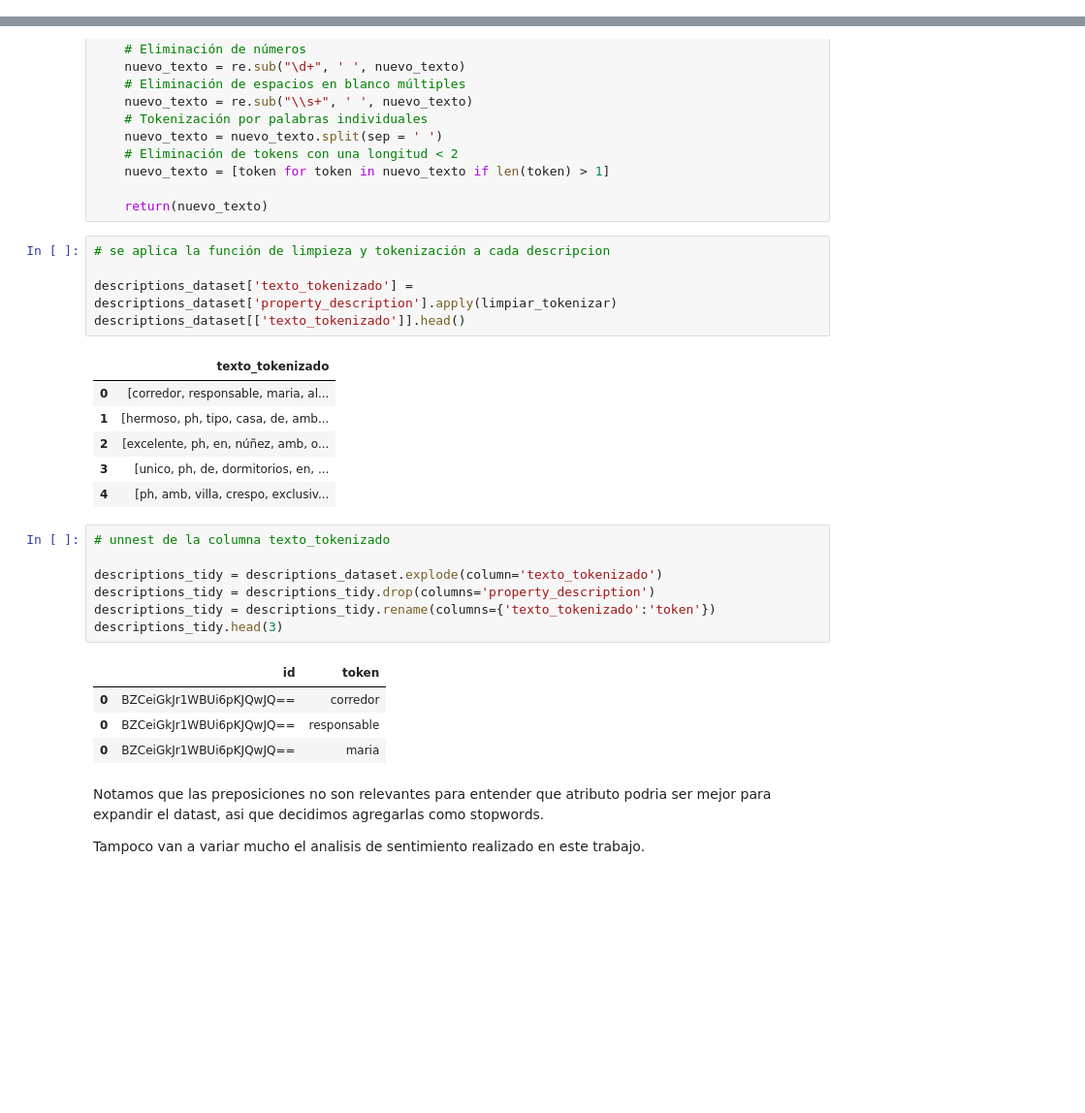
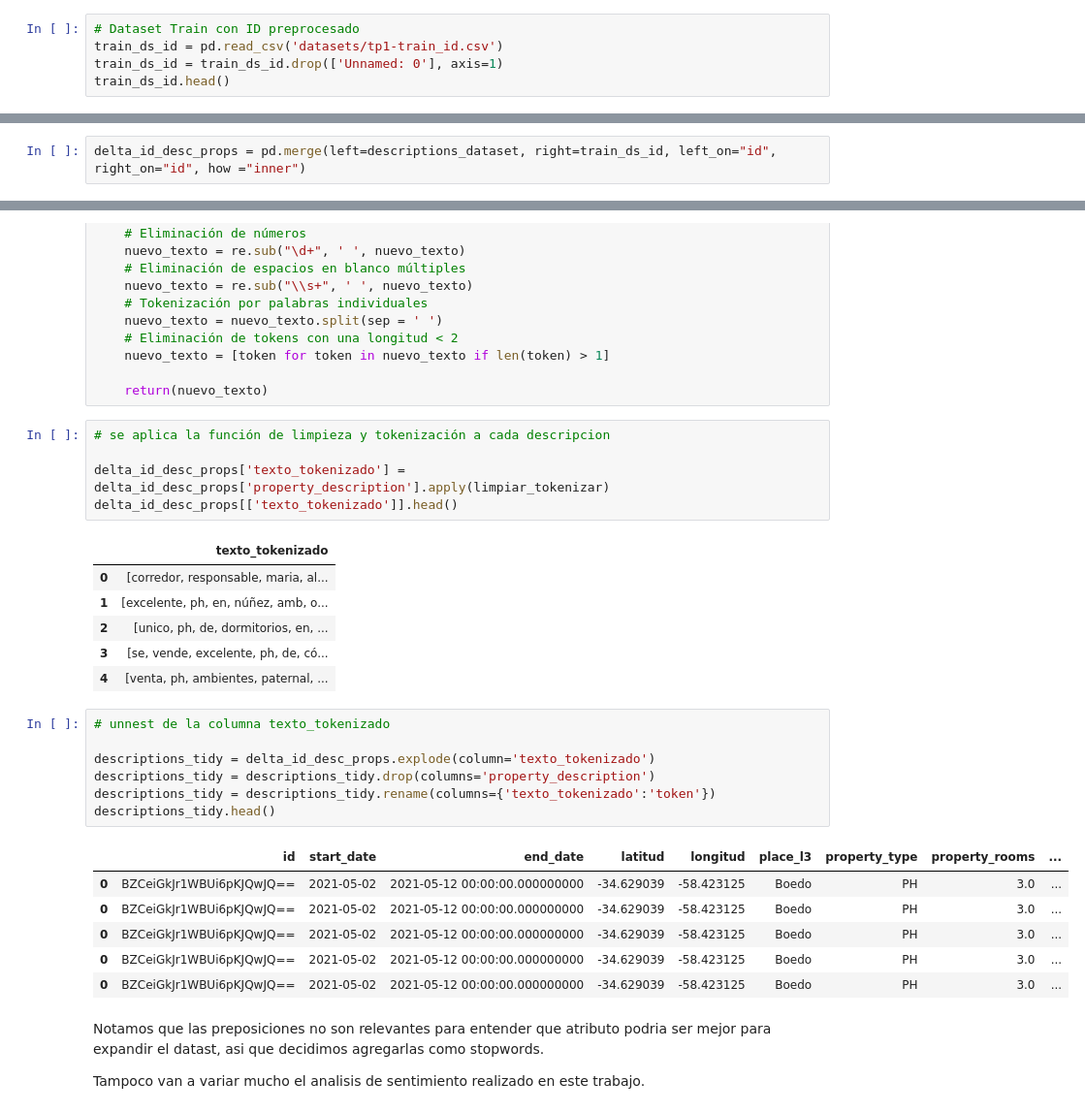
Before and after one commit to Naza26/7506R_TP2_GRUPO01_ENTREGA, a Jupyter notebook: 7506R_TP2_GRUPO01_ENTREGA.ipynb, the cells around one changed output, grey strips where cells are left out. Shown: that part at 97% size. Saved outputs shown, nothing was run; the diff lists cells and outputs as text; blank space fills up the shorter version.

Commit message:
add merge of desc and property datasets

```diff
--- a/7506R_TP2_GRUPO01_ENTREGA.ipynb
+++ b/7506R_TP2_GRUPO01_ENTREGA.ipynb
@@ -81,3 +72,8 @@ descriptions_dataset
 | 460152 | xH37f+l+VOP8Vj0T3g+r6g== | En cumplimiento de las leyes prov... |
 | 460153 | 7XOOIQjoDg0MPUoy9HLzng== | CASA EN VENTA EN BARILOCHE – Loma... |
 460154 rows × 2 columns
+# %%
+# Dataset Train con ID preprocesado
+train_ds_id = pd.read_csv('datasets/tp1-train_id.csv')
+train_ds_id = train_ds_id.drop(['Unnamed: 0'], axis=1)
+train_ds_id.head()
@@ -83,0 +99,2 @@ descriptions_dataset
+# %%
+delta_id_desc_props = pd.merge(left=descriptions_dataset, right=train_ds_id, left_on="id", right_on="id", how ="inner")
@@ -118,27 +151,29 @@ def limpiar_tokenizar(texto):
 # %%
 # se aplica la función de limpieza y tokenización a cada descripcion
 
-descriptions_dataset['texto_tokenizado'] = descriptions_dataset['property_description'].apply(limpiar_tokenizar)
-descriptions_dataset[['texto_tokenizado']].head()
+delta_id_desc_props['texto_tokenizado'] = delta_id_desc_props['property_description'].apply(limpiar_tokenizar)
+delta_id_desc_props[['texto_tokenizado']].head()
 # %% [output]
 |  | texto_tokenizado |
 | 0 | [corredor, responsable, maria, al... |
-| 1 | [hermoso, ph, tipo, casa, de, amb... |
-| 2 | [excelente, ph, en, núñez, amb, o... |
-| 3 | [unico, ph, de, dormitorios, en, ... |
-| 4 | [ph, amb, villa, crespo, exclusiv... |
+| 1 | [excelente, ph, en, núñez, amb, o... |
+| 2 | [unico, ph, de, dormitorios, en, ... |
+| 3 | [se, vende, excelente, ph, de, có... |
+| 4 | [venta, ph, ambientes, paternal, ... |
 # %%
 # unnest de la columna texto_tokenizado
 
-descriptions_tidy = descriptions_dataset.explode(column='texto_tokenizado')
+descriptions_tidy = delta_id_desc_props.explode(column='texto_tokenizado')
 descriptions_tidy = descriptions_tidy.drop(columns='property_description')
 descriptions_tidy = descriptions_tidy.rename(columns={'texto_tokenizado':'token'})
-descriptions_tidy.head(3)
+descriptions_tidy.head()
 # %% [output]
-|  | id | token |
-| 0 | BZCeiGkJr1WBUi6pKJQwJQ== | corredor |
-| 0 | BZCeiGkJr1WBUi6pKJQwJQ== | responsable |
-| 0 | BZCeiGkJr1WBUi6pKJQwJQ== | maria |
+|  | id | start_date | end_date | latitud | longitud | place_l3 | property_type | property_rooms | ... |
+| 0 | BZCeiGkJr1WBUi6pKJQwJQ== | 2021-05-02 | 2021-05-12 00:00:00.000000000 | -34.629039 | -58.423125 | Boedo | PH | 3.0 | ... |
+| 0 | BZCeiGkJr1WBUi6pKJQwJQ== | 2021-05-02 | 2021-05-12 00:00:00.000000000 | -34.629039 | -58.423125 | Boedo | PH | 3.0 | ... |
+| 0 | BZCeiGkJr1WBUi6pKJQwJQ== | 2021-05-02 | 2021-05-12 00:00:00.000000000 | -34.629039 | -58.423125 | Boedo | PH | 3.0 | ... |
+| 0 | BZCeiGkJr1WBUi6pKJQwJQ== | 2021-05-02 | 2021-05-12 00:00:00.000000000 | -34.629039 | -58.423125 | Boedo | PH | 3.0 | ... |
+| 0 | BZCeiGkJr1WBUi6pKJQwJQ== | 2021-05-02 | 2021-05-12 00:00:00.000000000 | -34.629039 | -58.423125 | Boedo | PH | 3.0 | ... |
 # %% [markdown]
 Notamos que las preposiciones no son relevantes para entender que atributo podria ser mejor para expandir el datast, asi que decidimos agregarlas como stopwords.
 
```
Also changed, not shown: parts of 22 cells of this notebook.
